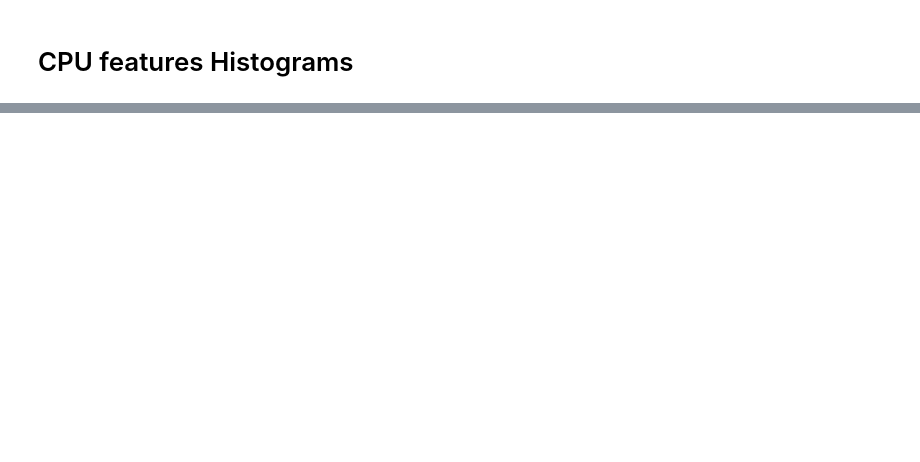
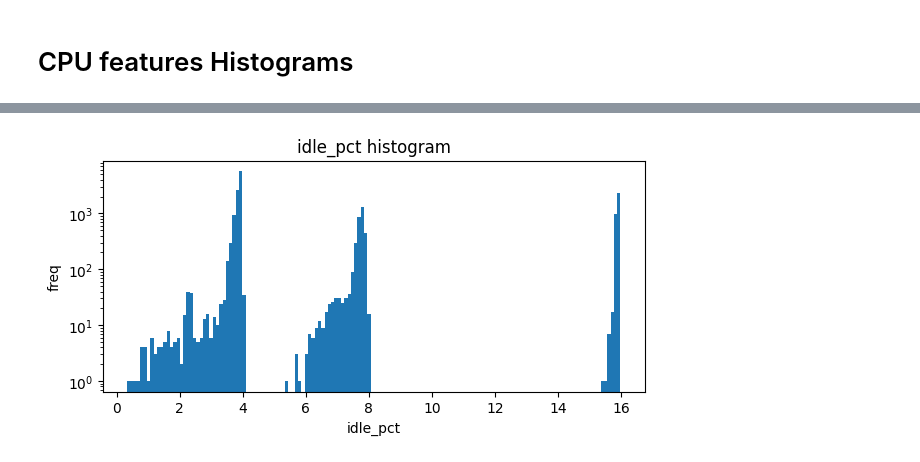
Before and after one commit to ModifiedBear/DSC-Datathon, a Jupyter notebook: cpu_histogram.ipynb, the cells around one changed output, grey strips where cells are left out. Cells and saved outputs as stored; diff of their text form; code cells hidden in the pictures; blank space fills up the shorter version.

```diff
--- a/cpu_histogram.ipynb
+++ b/cpu_histogram.ipynb
@@ -32,0 +31,4 @@ plt.show()
+# %%
+fig = plot_histogram(cpu_df.idle_pct, bns=150, logscale=True)
+# %% [output]
+[figure, added]
```
Also changed, not shown: parts of 4 cells of this notebook, 2 other files.
